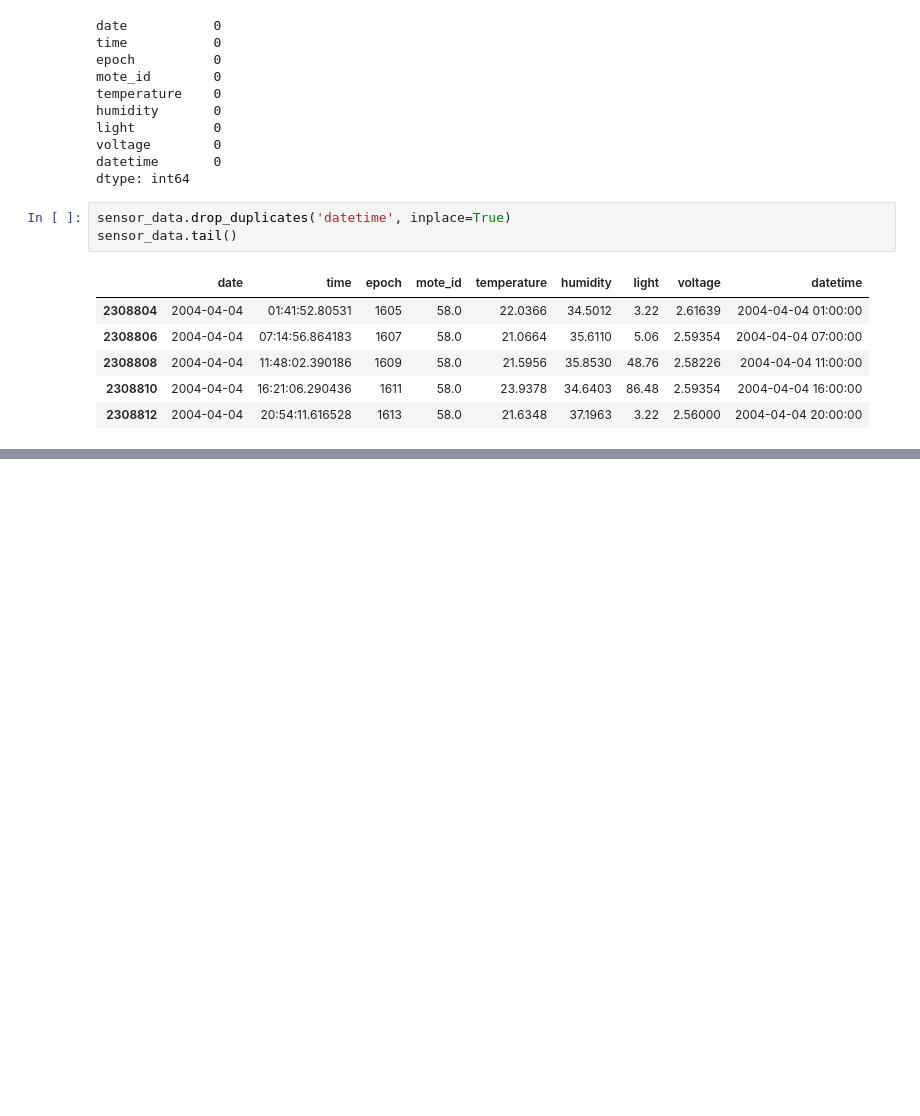
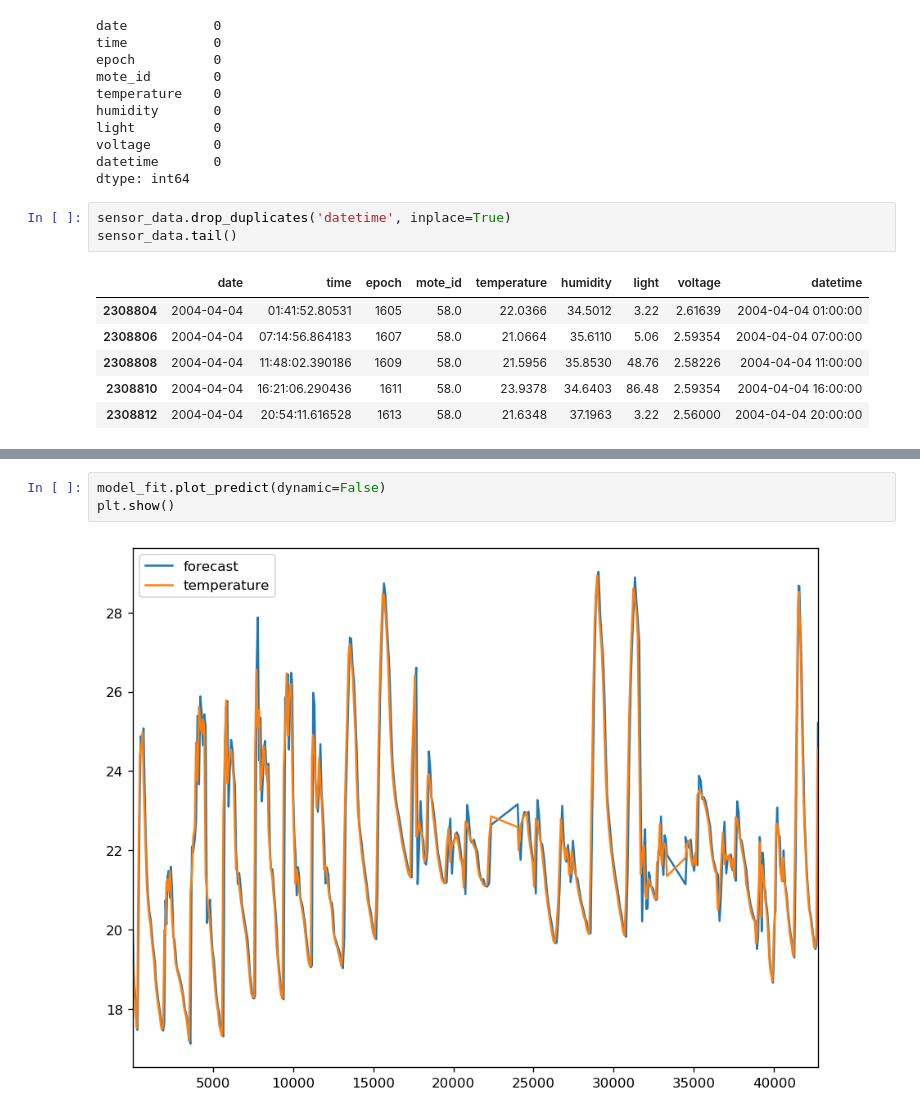
Before and after one commit to swaption2009/capstone, a Jupyter notebook: DEND Capstone Project - Workbook2.ipynb, the cells around one changed output, grey strips where cells are left out. Drawn from its saved outputs; the diff is of its cells as text; blank space fills up the shorter version.

```diff
--- a/DEND Capstone Project - Workbook2.ipynb
+++ b/DEND Capstone Project - Workbook2.ipynb
@@ -220,0 +201,5 @@ plot(s_test, anomaly_pred=anomalies_pred, ts_linewidth=1, ap_color='red', ap_mar
+# %%
+model_fit.plot_predict(dynamic=False)
+plt.show()
+# %% [output]
+[figure, added]
```
Also changed, not shown: parts of 24 cells of this notebook.
